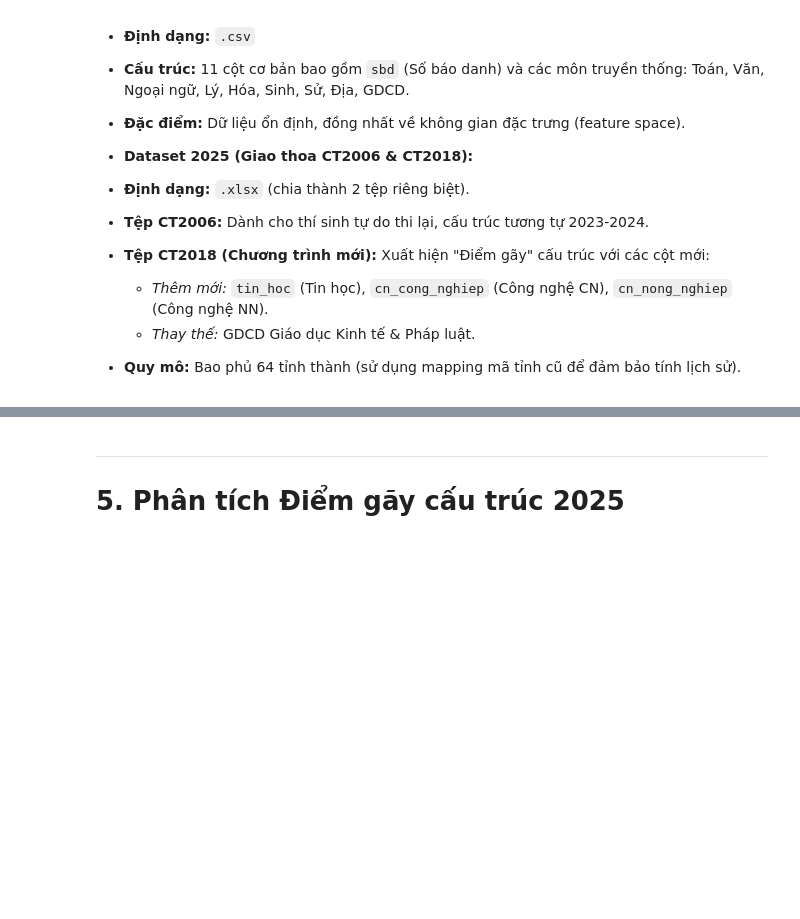
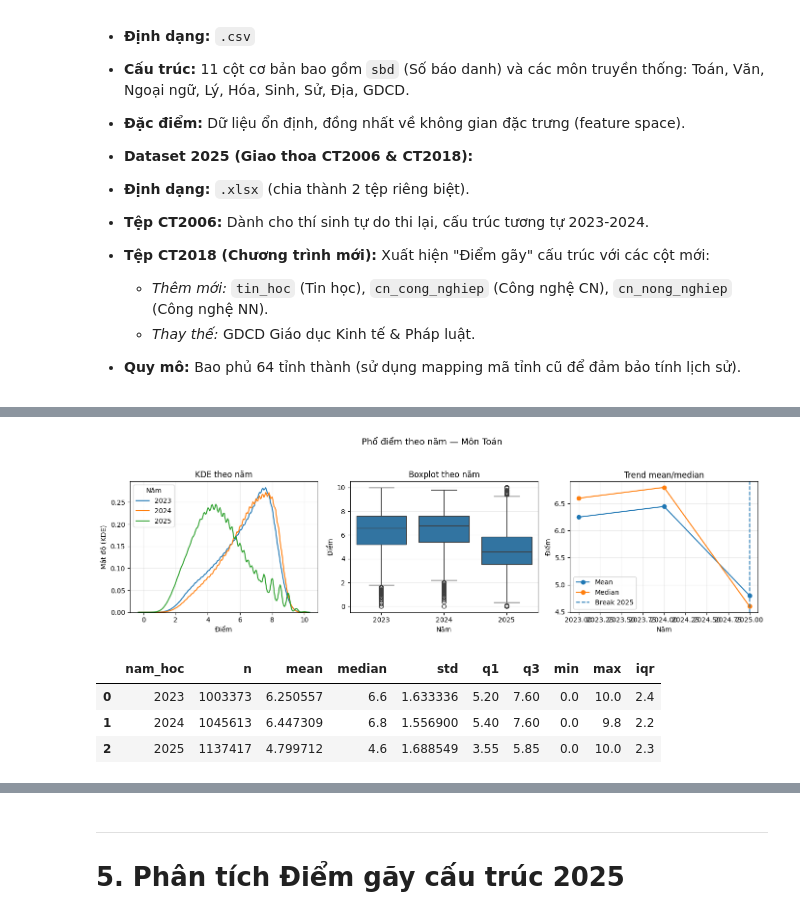
Before and after one commit to tano-dev/Vietnam-National-Exam-Score-Analysis-and-Forecasting, a Jupyter notebook: Report/ReportProject.ipynb, the cells around one changed output, grey strips where cells are left out. Cells and saved outputs as stored; diff of their text form; code cells hidden in the pictures; blank space fills up the shorter version.

```diff
--- a/Report/ReportProject.ipynb
+++ b/Report/ReportProject.ipynb
@@ -934,0 +831,8 @@ display(res_df)
+# %%
+import numpy as np
+import pandas as pd
+
+def expand_distribution(df, year_col, score_col, count_col):
+    years  = np.repeat(df[year_col].values, df[count_col].values)
+    scores = np.repeat(df[score_col].values, df[count_col].values)
+    return pd.DataFrame({"nam_hoc": years.astype(int), "score": scores.astype(float)})
@@ -934,0 +865,27 @@ display(res_df)
+# %%
+import numpy as np
+import pandas as pd
+
+def detect_cols(df):
+    cols = {c.lower(): c for c in df.columns}
+    year = cols.get("nam_hoc") or cols.get("year")
+    count = cols.get("so_hoc_sinh") or cols.get("count") or cols.get("n")
+    score = (
+        cols.get("diem") or cols.get("score") or cols.get("mark") or
+        cols.get("tong_diem") or cols.get("total_score")
+    )
+    return year, score, count
+
+def get_expanded_subject(name: str) -> pd.DataFrame:
+    df = loader.get_subject_data(name, kind="distribution")
+    y, s, c = detect_cols(df)
+    if not all([y, s, c]):
+        raise ValueError(f"[Subject {name}] Thiếu cột. Columns={df.columns}")
+    return expand_distribution(df, y, s, c)
+
+def get_expanded_block(name: str) -> pd.DataFrame:
+    df = loader.get_block_data(name, kind="distribution")
+    y, s, c = detect_cols(df)
+    if not all([y, s, c]):
+        raise ValueError(f"[Block {name}] Thiếu cột. Columns={df.columns}")
+    return expand_distribution(df, y, s, c)
@@ -934,0 +958,12 @@ display(res_df)
+# %%
+# --- RUN: Môn Toán (đổi 'toan' theo đúng tên trong subjects của bạn) ---
+if "toan" in subjects:
+    exp_toan = get_expanded_subject("toan")
+    stat_toan = plot_eda_triptych(exp_toan, "Phổ điểm theo năm — Môn Toán", break_year=BREAK_YEAR)
+    display(stat_toan)
+# %% [output]
+[figure, added]
+|  | nam_hoc | n | mean | median | std | q1 | q3 | min | max | iqr |
+| 0 | 2023 | 1003373 | 6.250557 | 6.6 | 1.633336 | 5.20 | 7.60 | 0.0 | 10.0 | 2.4 |
+| 1 | 2024 | 1045613 | 6.447309 | 6.8 | 1.556900 | 5.40 | 7.60 | 0.0 | 9.8 | 2.2 |
+| 2 | 2025 | 1137417 | 4.799712 | 4.6 | 1.688549 | 3.55 | 5.85 | 0.0 | 10.0 | 2.3 |
```
Also changed, not shown: parts of 70 cells of this notebook.
